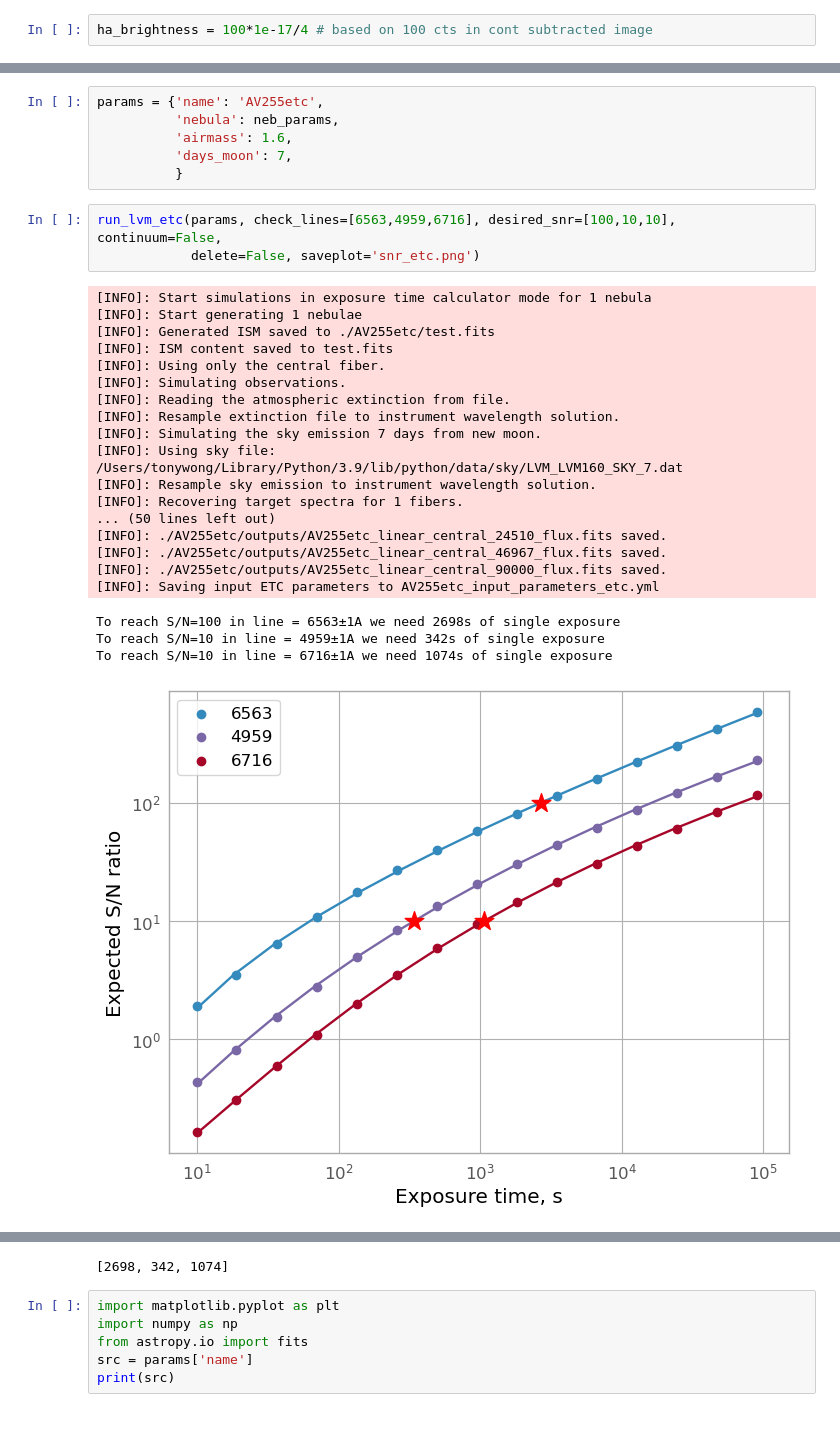
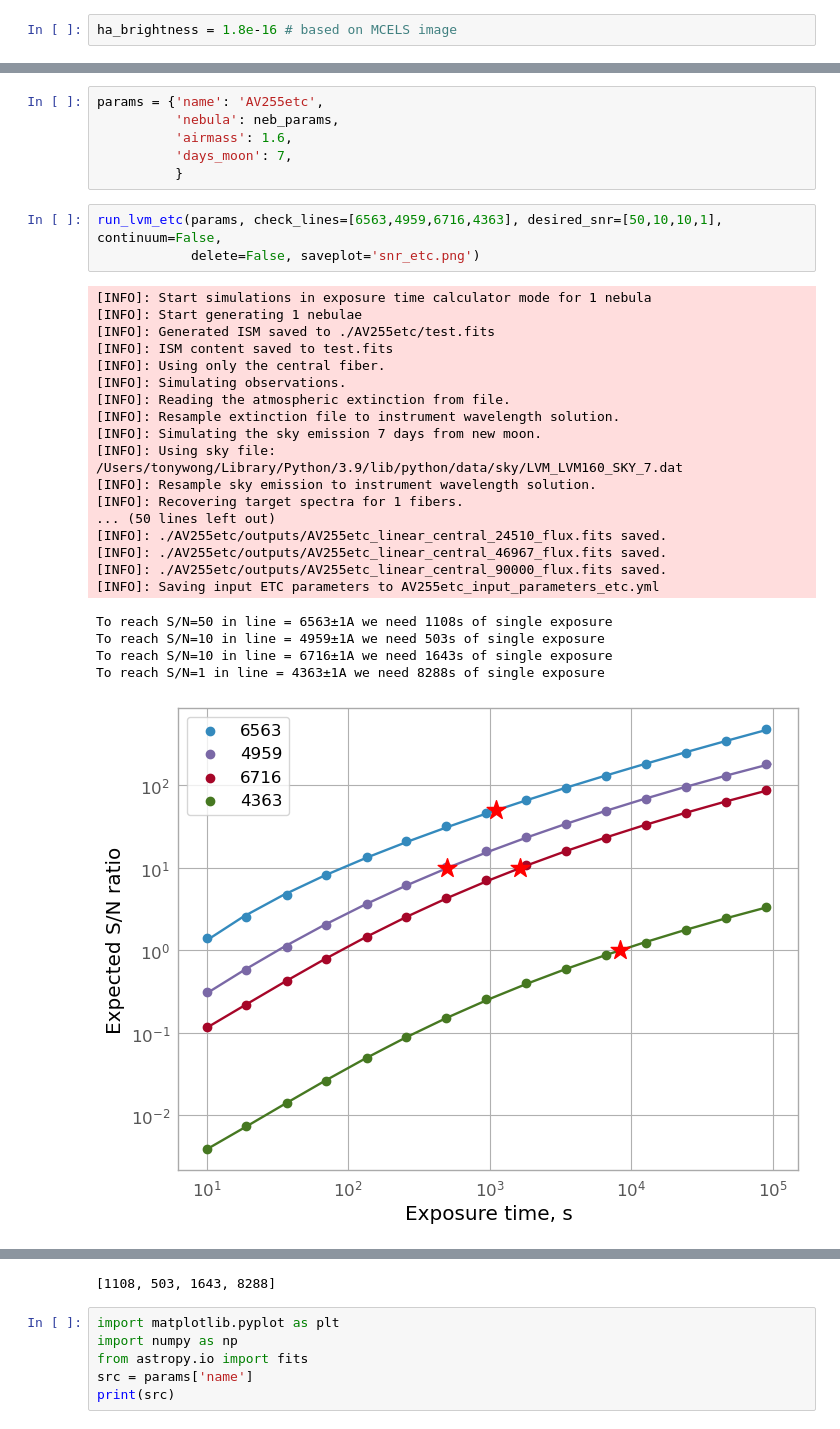
Before and after one commit to sdss/lvm_early_science, a Jupyter notebook: ETC_samples/smc_nebulae/SMC_AV255_ETC.ipynb, the cells around one changed output, grey strips where cells are left out. Saved outputs shown, nothing was run; the diff lists cells and outputs as text.

```diff
--- a/ETC_samples/smc_nebulae/SMC_AV255_ETC.ipynb
+++ b/ETC_samples/smc_nebulae/SMC_AV255_ETC.ipynb
@@ -20,7 +20,7 @@ from lvmdatasimulator.run import run_lvm_etc
 The first step is to define the parameters of your nebula. The only required parameter is 'max_brightness' (in erg/s/cm\^2/arcsec^2).
 See [tutorial #3](https://github.com/sdss/lvmdatasimulator/blob/main/examples/LVM_data_simulator_tutorial3.ipynb) if you want to learm how to specify the spectral properties (emission and continuum) of the nebula.
 # %%
-ha_brightness = 100*1e-17/4 # based on 100 cts in cont subtracted image
+ha_brightness = 1.8e-16 # based on MCELS image
 # %%
 neb_params = {'max_brightness': ha_brightness, 'model_id': 'Shell_205', 'model_type': 'cloudy'}
 # %% [markdown]
@@ -45,27 +45,28 @@ params = {'name': 'AV255etc',
           'days_moon': 7,
           }
 # %%
-run_lvm_etc(params, check_lines=[6563,4959,6716], desired_snr=[100,10,10], continuum=False,
+run_lvm_etc(params, check_lines=[6563,4959,6716,4363], desired_snr=[50,10,10,1], continuum=False,
             delete=False, saveplot='snr_etc.png')
 # %% [output]
 [INFO]: Start simulations in exposure time calculator mode for 1 nebula
 [INFO]: Start generating 1 nebulae
 [INFO]: Generated ISM saved to ./AV255etc/test.fits
 [INFO]: ISM content saved to test.fits
 [INFO]: Using only the central fiber.
 [INFO]: Simulating observations.
 [INFO]: Reading the atmospheric extinction from file.
 [INFO]: Resample extinction file to instrument wavelength solution.
 [INFO]: Simulating the sky emission 7 days from new moon.
 [INFO]: Using sky file: /Users/tonywong/Library/Python/3.9/lib/python/data/sky/LVM_LVM160_SKY_7.dat
 [INFO]: Resample sky emission to instrument wavelength solution.
 [INFO]: Recovering target spectra for 1 fibers.
 ... (50 lines left out)
 [INFO]: ./AV255etc/outputs/AV255etc_linear_central_24510_flux.fits saved.
 [INFO]: ./AV255etc/outputs/AV255etc_linear_central_46967_flux.fits saved.
 [INFO]: ./AV255etc/outputs/AV255etc_linear_central_90000_flux.fits saved.
 [INFO]: Saving input ETC parameters to AV255etc_input_parameters_etc.yml
-To reach S/N=100 in line = 6563±1A we need 2698s of single exposure
-To reach S/N=10 in line = 4959±1A we need 342s of single exposure
-To reach S/N=10 in line = 6716±1A we need 1074s of single exposure
+To reach S/N=50 in line = 6563±1A we need 1108s of single exposure
+To reach S/N=10 in line = 4959±1A we need 503s of single exposure
+To reach S/N=10 in line = 6716±1A we need 1643s of single exposure
+To reach S/N=1 in line = 4363±1A we need 8288s of single exposure
-[figure, old version]
+[figure, new version]
@@ -73,4 +74,4 @@ Elapsed time: 4.7s
-[2698, 342, 1074]
+[1108, 503, 1643, 8288]
 # %%
 import matplotlib.pyplot as plt
 import numpy as np
```
Also changed, not shown: parts of 5 cells of this notebook, 2 other files.
